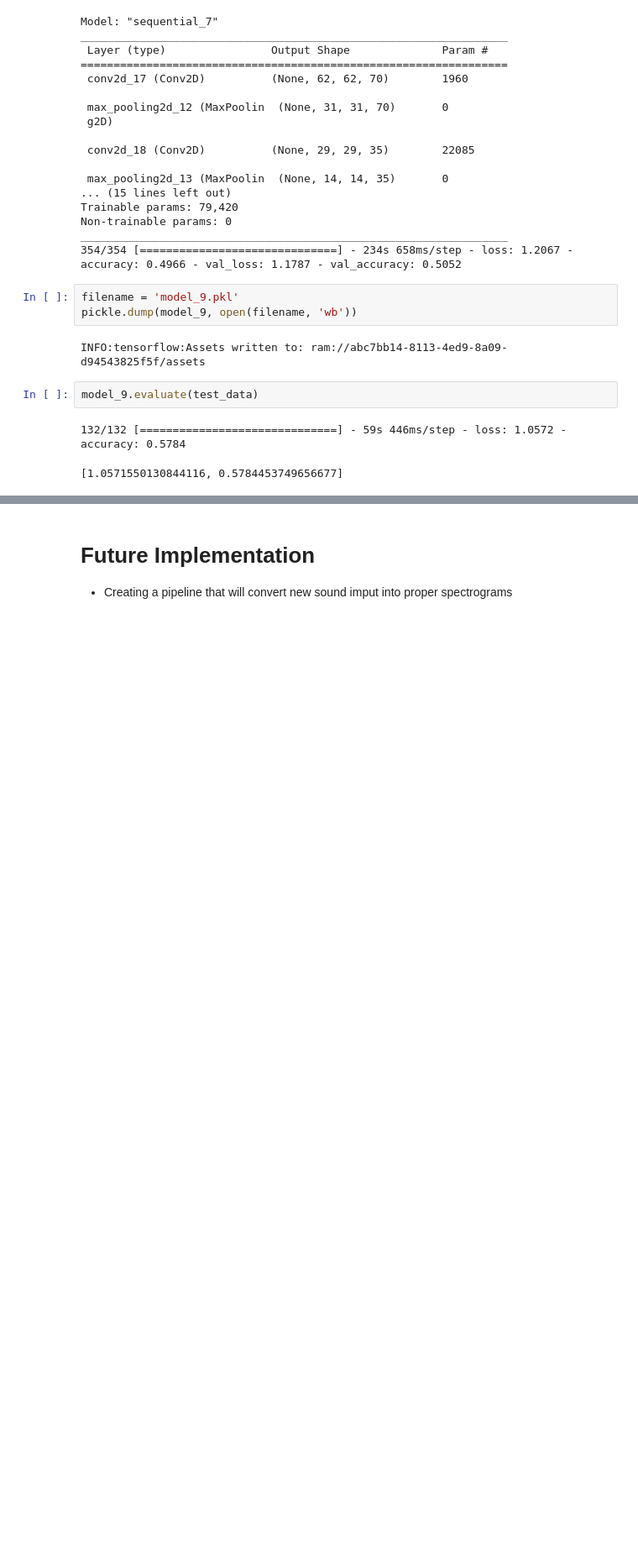
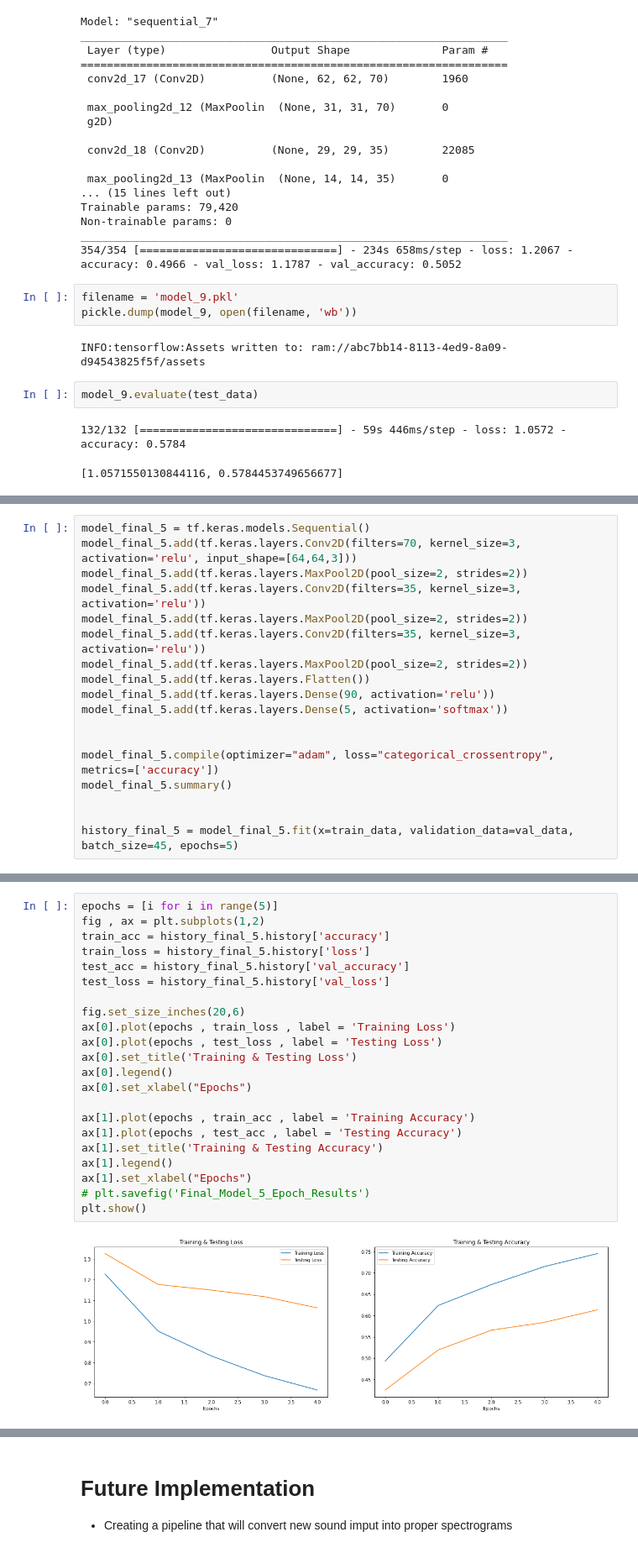
Before and after one commit to njw27/Speech_Emotion_Recognition_SER, a Jupyter notebook: EDA_notebook.ipynb, the cells around one changed output, grey strips where cells are left out. Shown at 84% size. Drawn from its saved outputs; the diff is of its cells as text; blank space fills up the shorter version.

```diff
--- a/EDA_notebook.ipynb
+++ b/EDA_notebook.ipynb
@@ -1499,0 +1523,18 @@ cm
+# %%
+model_final_5 = tf.keras.models.Sequential()
+model_final_5.add(tf.keras.layers.Conv2D(filters=70, kernel_size=3, activation='relu', input_shape=[64,64,3]))
+model_final_5.add(tf.keras.layers.MaxPool2D(pool_size=2, strides=2))
+model_final_5.add(tf.keras.layers.Conv2D(filters=35, kernel_size=3, activation='relu'))
+model_final_5.add(tf.keras.layers.MaxPool2D(pool_size=2, strides=2))
+model_final_5.add(tf.keras.layers.Conv2D(filters=35, kernel_size=3, activation='relu'))
+model_final_5.add(tf.keras.layers.MaxPool2D(pool_size=2, strides=2))
+model_final_5.add(tf.keras.layers.Flatten())
+model_final_5.add(tf.keras.layers.Dense(90, activation='relu'))
+model_final_5.add(tf.keras.layers.Dense(5, activation='softmax'))
+
+
+model_final_5.compile(optimizer="adam", loss="categorical_crossentropy", metrics=['accuracy'])
+model_final_5.summary()
+
+
+history_final_5 = model_final_5.fit(x=train_data, validation_data=val_data, batch_size=45, epochs=5)
@@ -1499,0 +1569,24 @@ cm
+# %%
+epochs = [i for i in range(5)]
+fig , ax = plt.subplots(1,2)
+train_acc = history_final_5.history['accuracy']
+train_loss = history_final_5.history['loss']
+test_acc = history_final_5.history['val_accuracy']
+test_loss = history_final_5.history['val_loss']
+
+fig.set_size_inches(20,6)
+ax[0].plot(epochs , train_loss , label = 'Training Loss')
+ax[0].plot(epochs , test_loss , label = 'Testing Loss')
+ax[0].set_title('Training & Testing Loss')
+ax[0].legend()
+ax[0].set_xlabel("Epochs")
+
+ax[1].plot(epochs , train_acc , label = 'Training Accuracy')
+ax[1].plot(epochs , test_acc , label = 'Testing Accuracy')
+ax[1].set_title('Training & Testing Accuracy')
+ax[1].legend()
+ax[1].set_xlabel("Epochs")
+# plt.savefig('Final_Model_5_Epoch_Results')
+plt.show()
+# %% [output]
+[figure, added]
```
Also changed, not shown: parts of 43 cells of this notebook.
